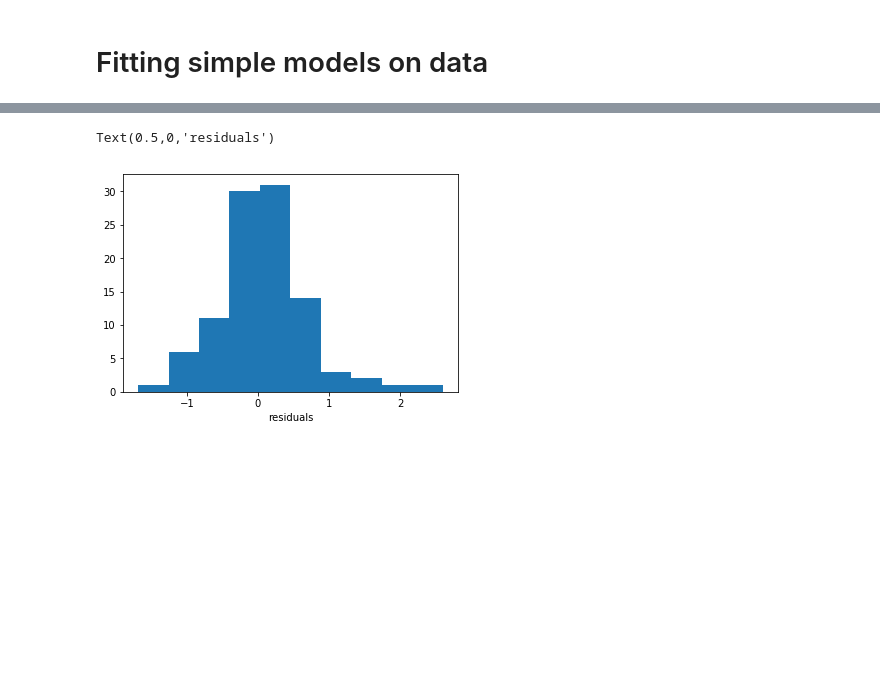
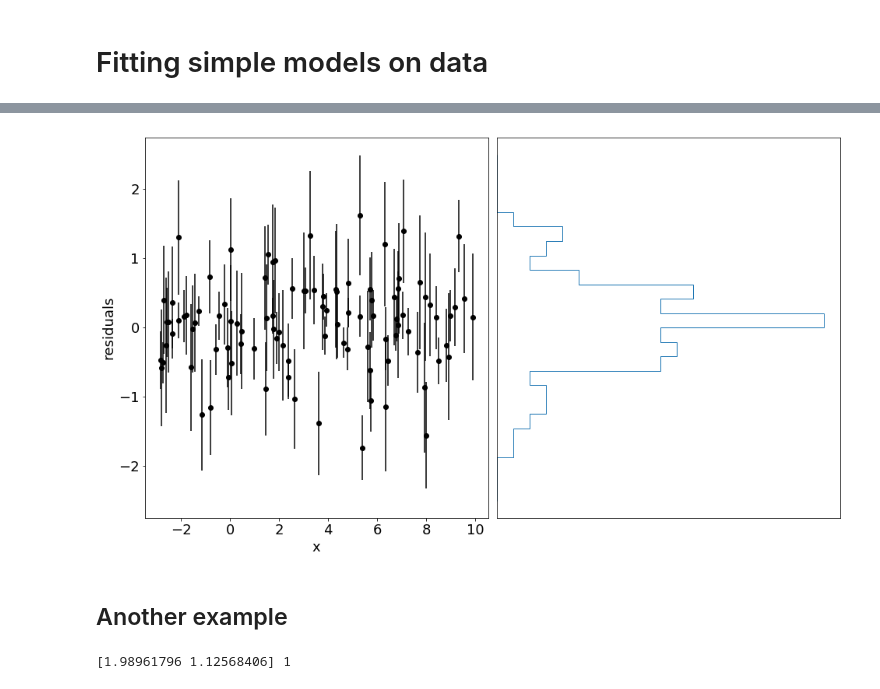
Before and after one commit to nregnault/cosmo, a Jupyter notebook: notebooks/fitting_simple_models_on_data.ipynb, the cells around one changed output, grey strips where cells are left out. Saved outputs shown, nothing was run; the diff lists cells and outputs as text; code cells hidden in the pictures; blank space fills up the shorter version.

```diff
--- a/notebooks/fitting_simple_models_on_data.ipynb
+++ b/notebooks/fitting_simple_models_on_data.ipynb
@@ -49,9 +117,38 @@ pl.grid(1, ls=':')
-# %%
-# we can have a look at the residuals
-residuals = y - np.polyval(r, x)
-pl.figure()
-pl.hist(residuals, bins=10)
-pl.xlabel('residuals')
-# %% [output]
-Text(0.5,0,'residuals')
-[figure, removed]
+# %%
+# Residuals:
+
+pl.figure(figsize=(16,9))
+ax = pl.subplot(121)
+pl.errorbar(x, y-np.polyval(r,x), yerr=yerr, marker='o', ls='', color='k')
+pl.ylabel('residuals')
+pl.xlabel('x')
+
+ax2 = pl.subplot(122, sharey=ax)
+_ = pl.hist( y-np.polyval(r,x), bins=np.linspace(-2.5,2.5,25), histtype='step', orientation='horizontal')
+ax2.get_yaxis().set_visible(False)
+ax2.get_xaxis().set_visible(False)
+pl.subplots_adjust(wspace=0.025)
+# %% [output]
+[figure, added]
+# %% [markdown]
+## Another example
+# %%
+import scipy.optimize as optimize
+
+# the model
+def f(p, x):
+    return p[0] * x + p[1]
+
+# the function that computes the weighted residuals
+def errfunc(p,x, y, err):
+    return (f(p,x) - y) / err
+
+# an initial state
+p0 = np.zeros(2)
+p0[0], p0[1] = 0.1, 0.1
+
+# minimize
+p, success = optimize.leastsq(errfunc, p0, args=(x,y,yerr))
+print p, success
+# %% [output]
+[1.98961796 1.12568406] 1
```
Also changed, not shown: parts of 24 cells of this notebook, 3 other files.
